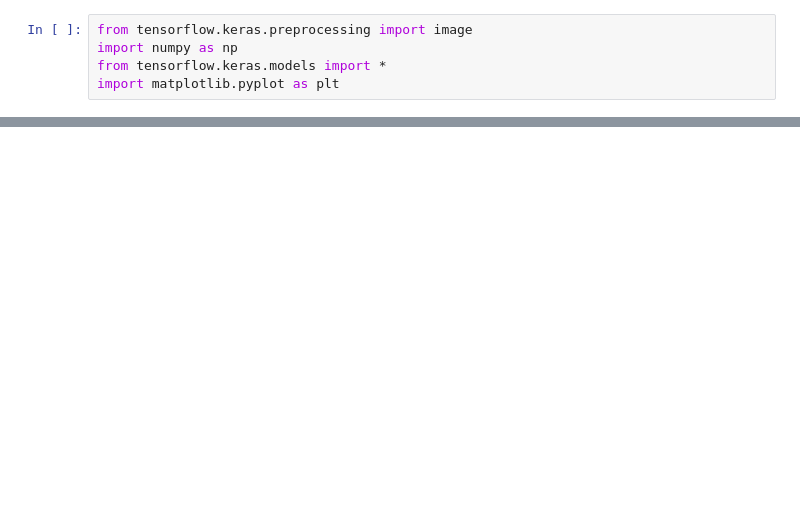
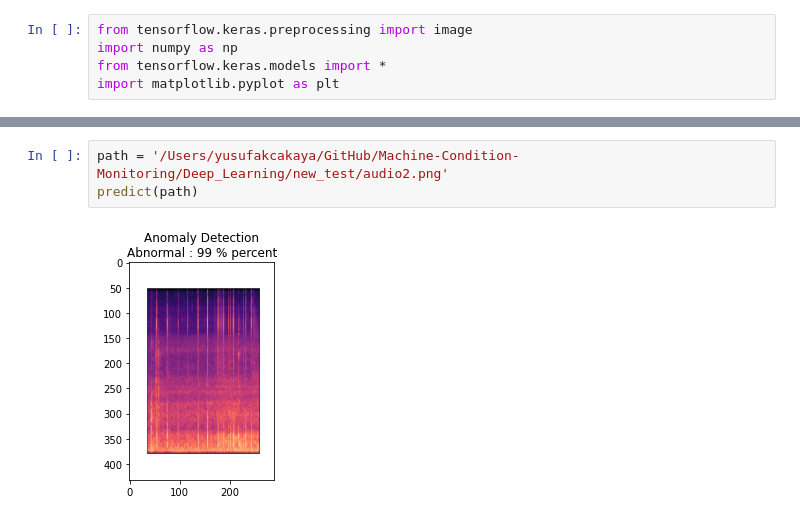
Before and after one commit to yusufakcakaya/Machine-Condition-Monitoring, a Jupyter notebook: Deep_Learning/VGG16_Prediction.ipynb, the cells around one changed output, grey strips where cells are left out. Drawn from its saved outputs; the diff is of its cells as text; blank space fills up the shorter version.

```diff
--- a/Deep_Learning/VGG16_Prediction.ipynb
+++ b/Deep_Learning/VGG16_Prediction.ipynb
@@ -37,0 +50,5 @@ predict(path)
+# %%
+path = '/Users/yusufakcakaya/GitHub/Machine-Condition-Monitoring/Deep_Learning/new_test/audio2.png'
+predict(path)
+# %% [output]
+[figure, added]
```
Also changed, not shown: parts of 3 cells of this notebook, 5 other files.
